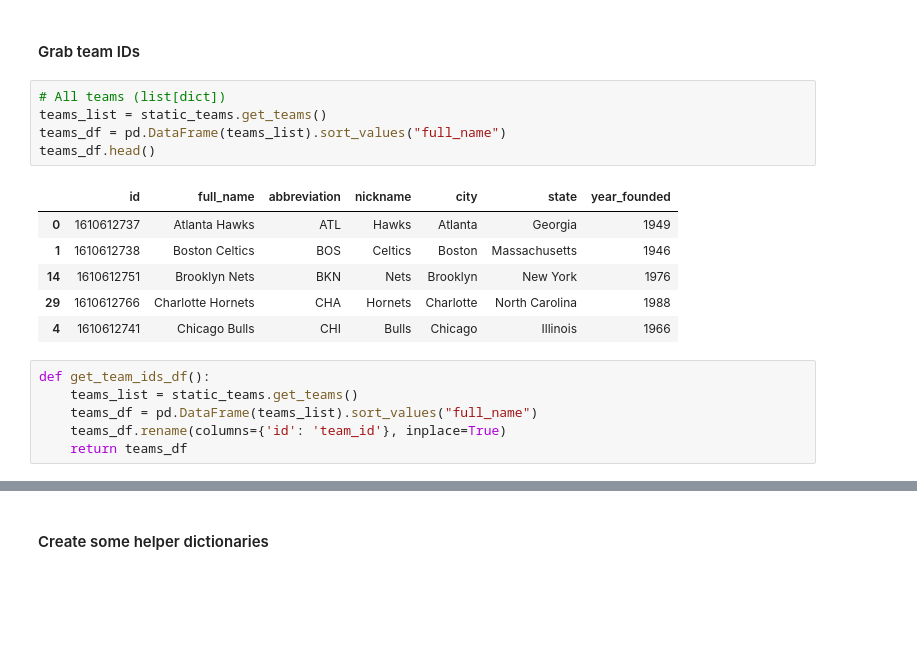
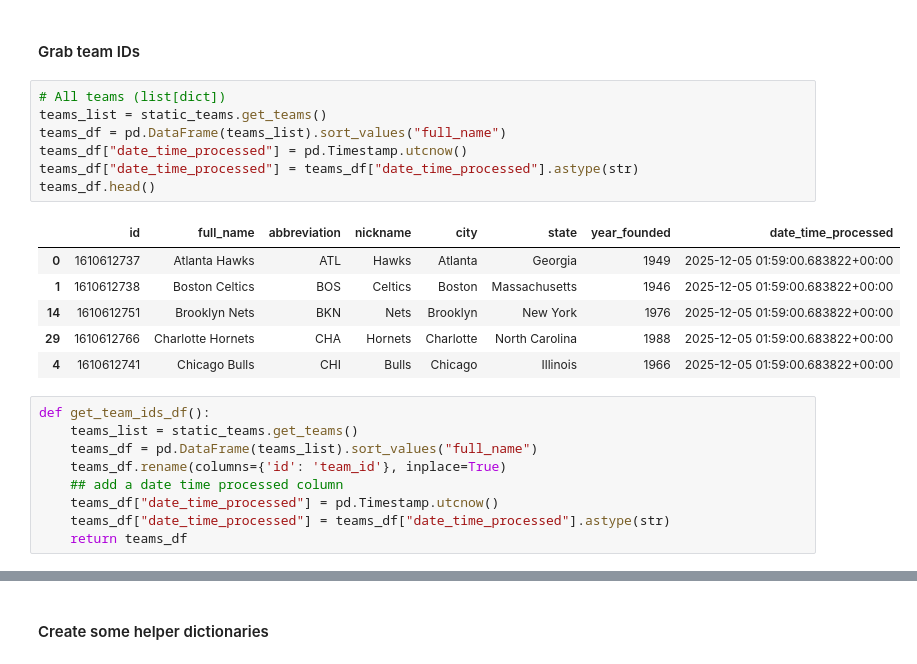
Before and after one commit to zack-sims413/just_vibing, a Jupyter notebook: nba_ball_knower/datasets/nba_api.ipynb, the cells around one changed output, grey strips where cells are left out. Drawn from its saved outputs; the diff is of its cells as text; blank space fills up the shorter version.

```diff
--- a/nba_ball_knower/datasets/nba_api.ipynb
+++ b/nba_ball_knower/datasets/nba_api.ipynb
@@ -68,20 +68,25 @@ Index(['SEASON_ID', 'TEAM_ID', 'TEAM_ABBREVIATION', 'TEAM_NAME', 'GAME_ID',
 # %%
 # All teams (list[dict])
 teams_list = static_teams.get_teams()
 teams_df = pd.DataFrame(teams_list).sort_values("full_name")
+teams_df["date_time_processed"] = pd.Timestamp.utcnow()
+teams_df["date_time_processed"] = teams_df["date_time_processed"].astype(str)
 teams_df.head()
 # %% [output]
-|  | id | full_name | abbreviation | nickname | city | state | year_founded |
-| 0 | 1610612737 | Atlanta Hawks | ATL | Hawks | Atlanta | Georgia | 1949 |
-| 1 | 1610612738 | Boston Celtics | BOS | Celtics | Boston | Massachusetts | 1946 |
-| 14 | 1610612751 | Brooklyn Nets | BKN | Nets | Brooklyn | New York | 1976 |
-| 29 | 1610612766 | Charlotte Hornets | CHA | Hornets | Charlotte | North Carolina | 1988 |
-| 4 | 1610612741 | Chicago Bulls | CHI | Bulls | Chicago | Illinois | 1966 |
+|  | id | full_name | abbreviation | nickname | city | state | year_founded | date_time_processed |
+| 0 | 1610612737 | Atlanta Hawks | ATL | Hawks | Atlanta | Georgia | 1949 | 2025-12-05 01:59:00.683822+00:00 |
+| 1 | 1610612738 | Boston Celtics | BOS | Celtics | Boston | Massachusetts | 1946 | 2025-12-05 01:59:00.683822+00:00 |
+| 14 | 1610612751 | Brooklyn Nets | BKN | Nets | Brooklyn | New York | 1976 | 2025-12-05 01:59:00.683822+00:00 |
+| 29 | 1610612766 | Charlotte Hornets | CHA | Hornets | Charlotte | North Carolina | 1988 | 2025-12-05 01:59:00.683822+00:00 |
+| 4 | 1610612741 | Chicago Bulls | CHI | Bulls | Chicago | Illinois | 1966 | 2025-12-05 01:59:00.683822+00:00 |
 # %%
 def get_team_ids_df():
     teams_list = static_teams.get_teams()
     teams_df = pd.DataFrame(teams_list).sort_values("full_name")
     teams_df.rename(columns={'id': 'team_id'}, inplace=True)
+    ## add a date time processed column
+    teams_df["date_time_processed"] = pd.Timestamp.utcnow()
+    teams_df["date_time_processed"] = teams_df["date_time_processed"].astype(str)
     return teams_df
 # %%
 teams_df = get_team_ids_df()
```
Also changed, not shown: parts of 20 cells of this notebook.
